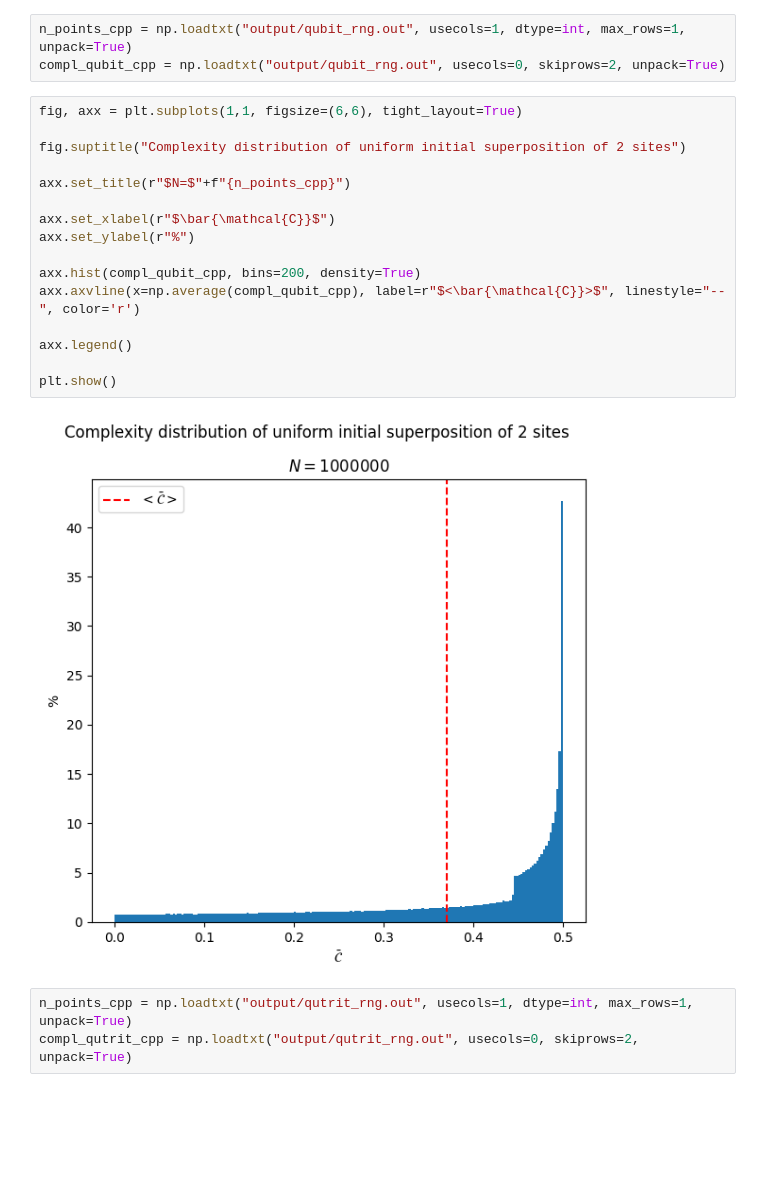
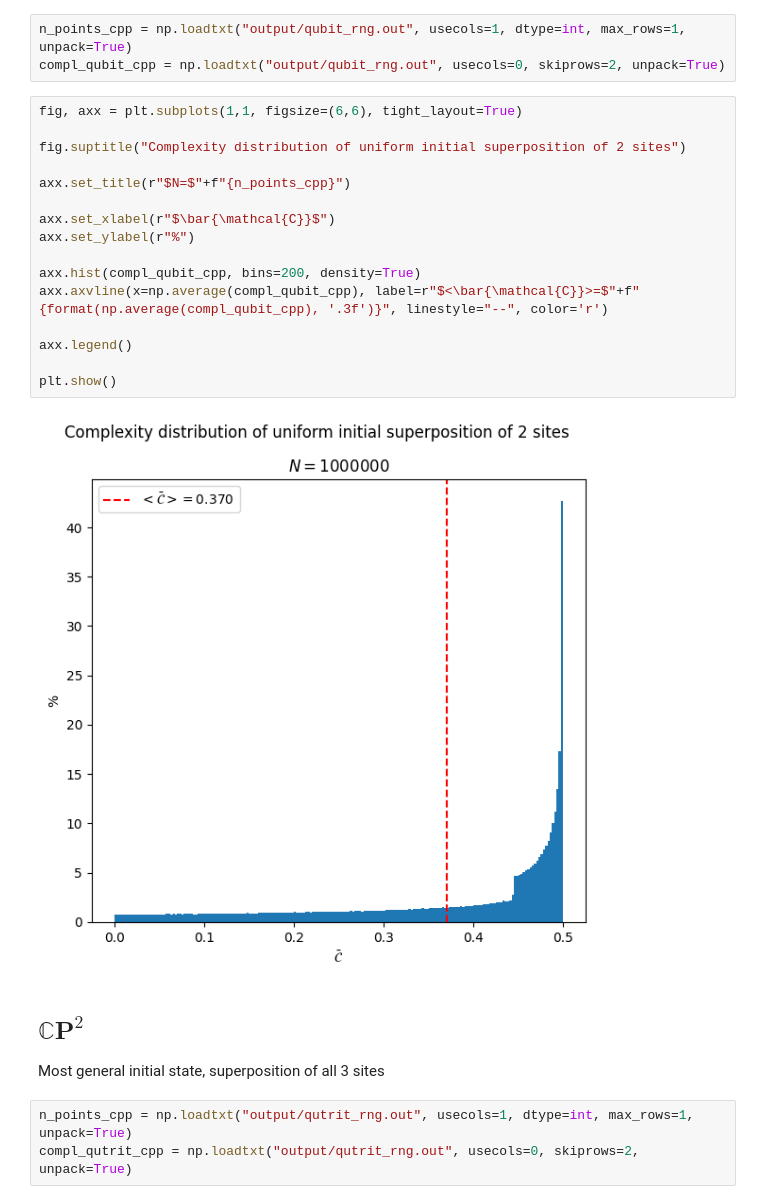
Before and after one commit to erricottaro/Krylov_complexity_on_circulant_graphs, a Jupyter notebook: triangle.ipynb, the cells around one changed output. Drawn from its saved outputs; the diff is of its cells as text; blank space fills up the shorter version.

Commit message:
cosmetics of histograms

```diff
--- a/triangle.ipynb
+++ b/triangle.ipynb
@@ -341,21 +264,25 @@ compl_qubit_cpp = np.loadtxt("output/qubit_rng.out", usecols=0, skiprows=2, unpa
 # %%
 fig, axx = plt.subplots(1,1, figsize=(6,6), tight_layout=True)
 
 fig.suptitle("Complexity distribution of uniform initial superposition of 2 sites")
 
 axx.set_title(r"$N=$"+f"{n_points_cpp}")
 
 axx.set_xlabel(r"$\bar{\mathcal{C}}$")
 axx.set_ylabel(r"%")
 
 axx.hist(compl_qubit_cpp, bins=200, density=True)
-axx.axvline(x=np.average(compl_qubit_cpp), label=r"$<\bar{\mathcal{C}}>$", linestyle="--", color='r')
+axx.axvline(x=np.average(compl_qubit_cpp), label=r"$<\bar{\mathcal{C}}>=$"+f"{format(np.average(compl_qubit_cpp), '.3f')}", linestyle="--", color='r')
 
 axx.legend()
 
 plt.show()
 # %% [output]
-[figure, old version]
+[figure, new version]
+# %% [markdown]
+## $\mathbb{C}\textbf{P}^2$
+
+Most general initial state, superposition of all 3 sites
 # %%
 n_points_cpp = np.loadtxt("output/qutrit_rng.out", usecols=1, dtype=int, max_rows=1, unpack=True)
 compl_qutrit_cpp = np.loadtxt("output/qutrit_rng.out", usecols=0, skiprows=2, unpack=True)
```
Also changed, not shown: parts of 11 cells of this notebook.
